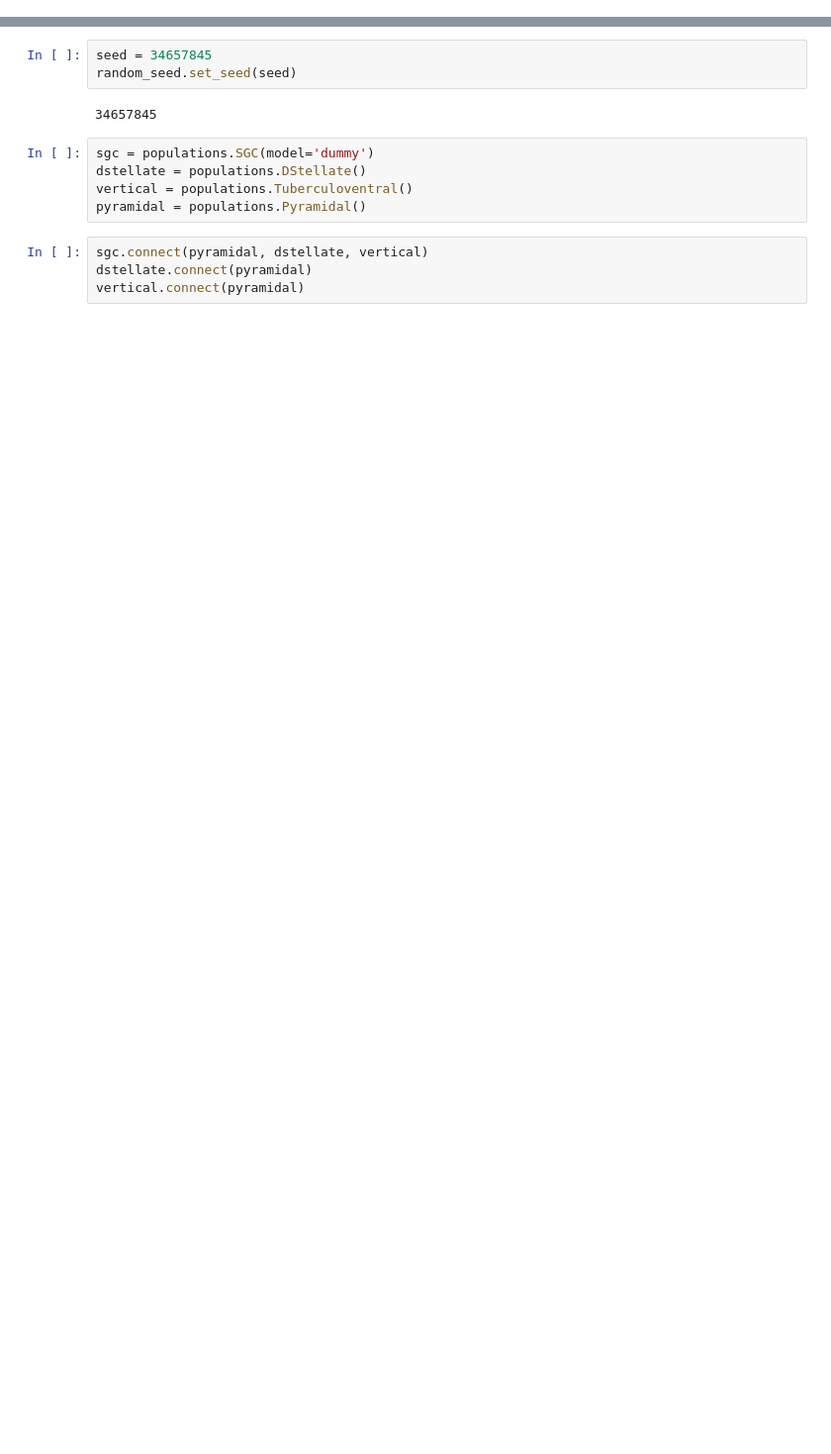
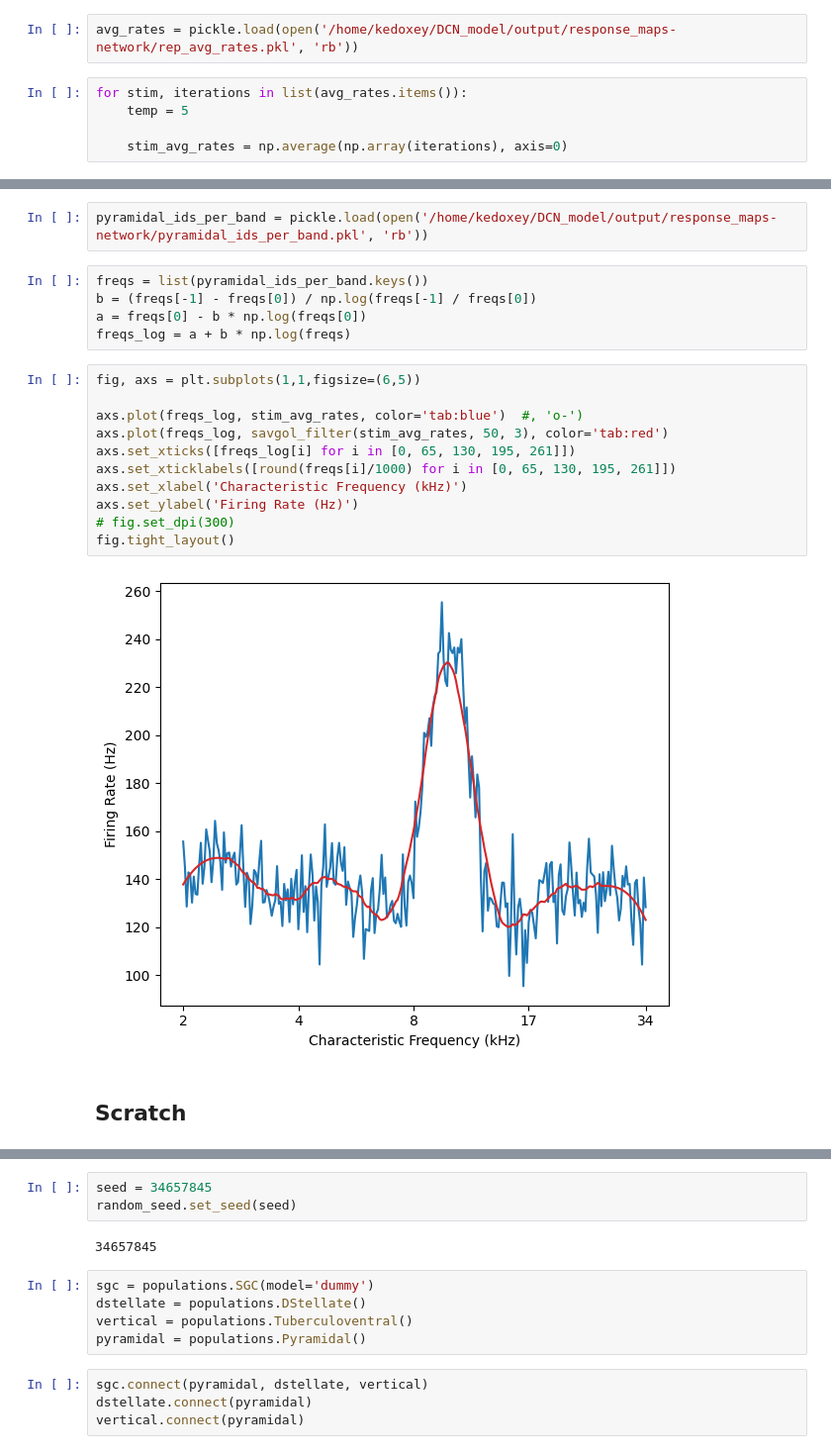
Before and after one commit to kedoxey/DCN_model, a Jupyter notebook: notebooks/cnmodel_network.ipynb, the cells around one changed output, grey strips where cells are left out. Shown at 99% size. Saved outputs shown, nothing was run; the diff lists cells and outputs as text; blank space fills up the shorter version.

Commit message:
notebook for plotting output of network array simulations

```diff
--- a/notebooks/cnmodel_network.ipynb
+++ b/notebooks/cnmodel_network.ipynb
@@ -21,0 +19,7 @@ Warning: no DISPLAY environment variable.
+# %%
+avg_rates = pickle.load(open('/home/kedoxey/DCN_model/output/response_maps-network/rep_avg_rates.pkl', 'rb'))
+# %%
+for stim, iterations in list(avg_rates.items()):
+    temp = 5
+
+    stim_avg_rates = np.average(np.array(iterations), axis=0)
@@ -21,0 +37,22 @@ Warning: no DISPLAY environment variable.
+# %%
+pyramidal_ids_per_band = pickle.load(open('/home/kedoxey/DCN_model/output/response_maps-network/pyramidal_ids_per_band.pkl', 'rb'))
+# %%
+freqs = list(pyramidal_ids_per_band.keys())
+b = (freqs[-1] - freqs[0]) / np.log(freqs[-1] / freqs[0])
+a = freqs[0] - b * np.log(freqs[0])
+freqs_log = a + b * np.log(freqs)
+# %%
+fig, axs = plt.subplots(1,1,figsize=(6,5))
+
+axs.plot(freqs_log, stim_avg_rates, color='tab:blue')  #, 'o-')
+axs.plot(freqs_log, savgol_filter(stim_avg_rates, 50, 3), color='tab:red')
+axs.set_xticks([freqs_log[i] for i in [0, 65, 130, 195, 261]])
+axs.set_xticklabels([round(freqs[i]/1000) for i in [0, 65, 130, 195, 261]])
+axs.set_xlabel('Characteristic Frequency (kHz)')
+axs.set_ylabel('Firing Rate (Hz)')
+# fig.set_dpi(300)
+fig.tight_layout()
+# %% [output]
+[figure, added]
+# %% [markdown]
+## Scratch
```
Also changed, not shown: parts of 16 cells of this notebook.
